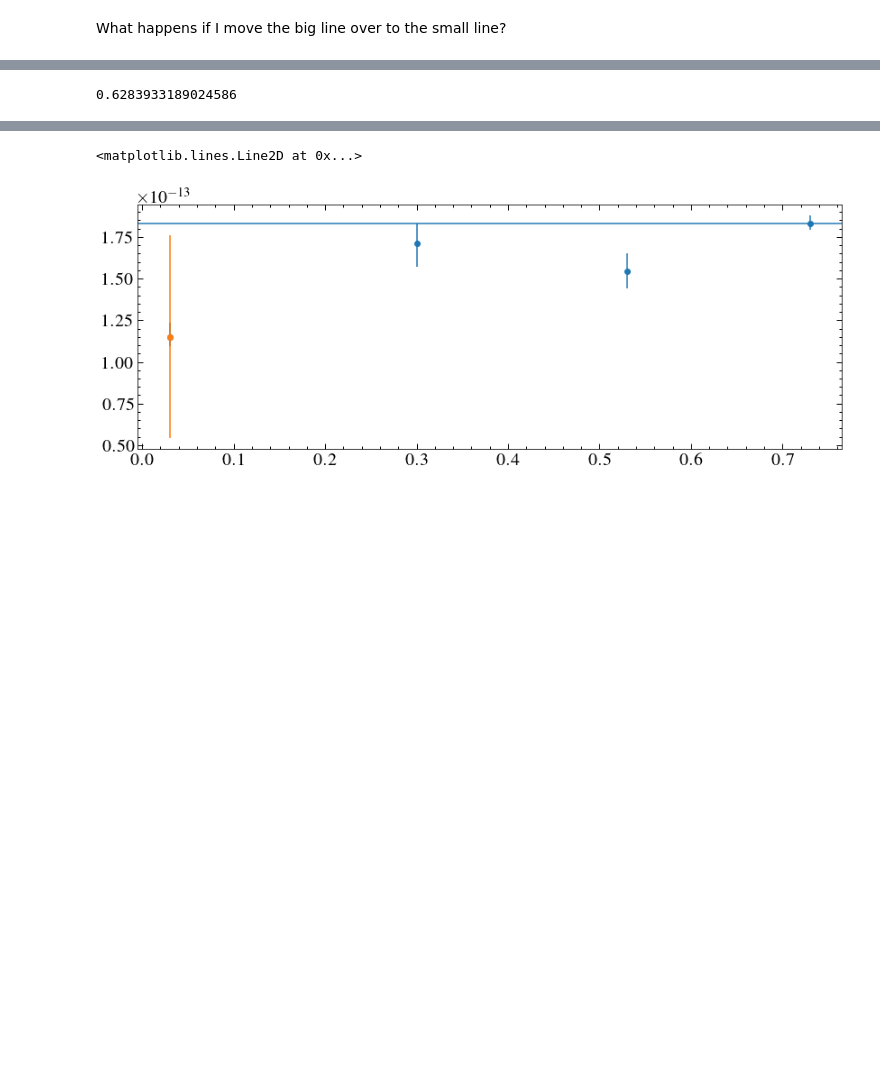
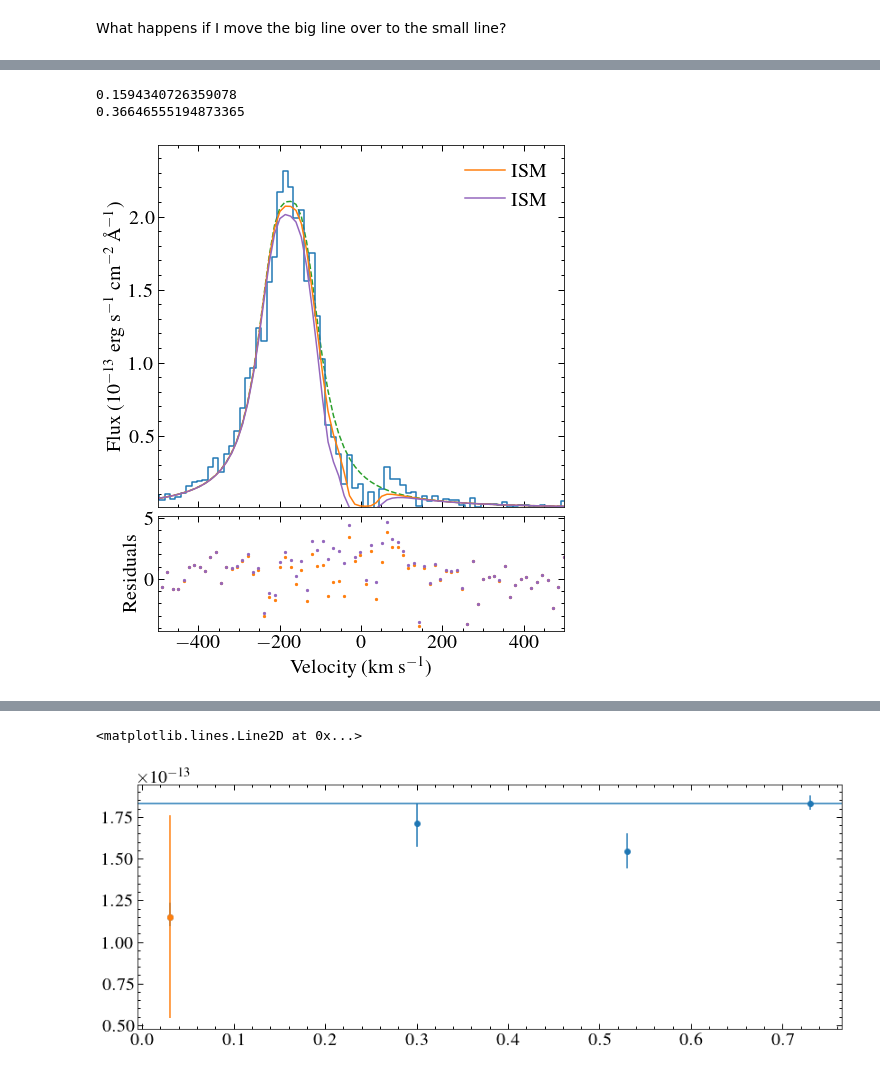
Before and after one commit to davidjwilson/pceb, a Jupyter notebook: eg_uma/eg_uma_lya_results.ipynb, the cells around one changed output, grey strips where cells are left out. Cells and saved outputs as stored; diff of their text form; code cells hidden in the pictures; blank space fills up the shorter version.

```diff
--- a/eg_uma/eg_uma_lya_results.ipynb
+++ b/eg_uma/eg_uma_lya_results.ipynb
@@ -661,7 +711,53 @@ plt.plot(v2, l3*i1)
 # %%
-min(f_sr)/max(f_sr)
+fig, axes = plt.subplots(figsize=(7,8))
+gs = GridSpec(4, 1, figure=fig)
+
+plt.subplot(gs[:3])
+data1 = Table.read(sr_specs_phase[3])
+v1 = (data1['wave_lya']*u.AA).to(u.km/u.s,  equivalencies=u.doppler_optical(lya*u.AA))
+l1 = data1['lya_intrinsic_median']
+i1 = data1['lya_ism_median']
+f1 = data1['flux_lya']
+
+
+pw = 3.0
+fit1 = l1*i1
+fit2 = l1*i1**pw
+
+plt.step(v1, f1*fscale, where='mid', c='C0')
+plt.plot(v1, fit1*fscale, label= 'ISM', c='C1')
+plt.plot(v1, fit2*fscale, label= r'ISM',c='C4')
+
+plt.plot(v1, l1*fscale,c='C2', ls='--', zorder = -1)
+
+
+plt.xlim(-499, 499)
+plt.ylim(0.01, 2.49)
+plt.ylabel('Flux (10$^{-13}$ erg s$^{-1}$ cm$^{-2}$ \AA$^{-1}$)', size=20)
+plt.xticks(visible=False)
+plt.legend()
+
+plt.subplot(gs[3:])
+plt.xlabel('Velocity (km s$^{-1}$)', size=20)
+
+
+plt.scatter(v1, ((f1)-(fit1))/(data1['error_lya']), alpha=1, s=5, c='C1')
+plt.scatter(v1, ((f1)-(fit2))/(data1['error_lya']), alpha=1, s=5, c='C4')
+
+print((np.mean(((f1-fit1))/data1['error_lya'])**2)**0.5)
+print((np.mean(((f1-fit2))/data1['error_lya'])**2)**0.5)
+
+plt.ylabel('Residuals')
+plt.xlim(-499, 499)
+
+plt.tight_layout()
+plt.subplots_adjust(hspace=0.08, wspace=0.03)
+
+# plt.savefig('plots/shifted_fit.pdf')
 # %% [output]
-0.6283933189024586
+0.1594340726359078
+0.36646555194873365
+[figure, added]
 # %%
 f_sr = []
 ed = []
```
Also changed, not shown: parts of 6 cells of this notebook, 17 other files.
